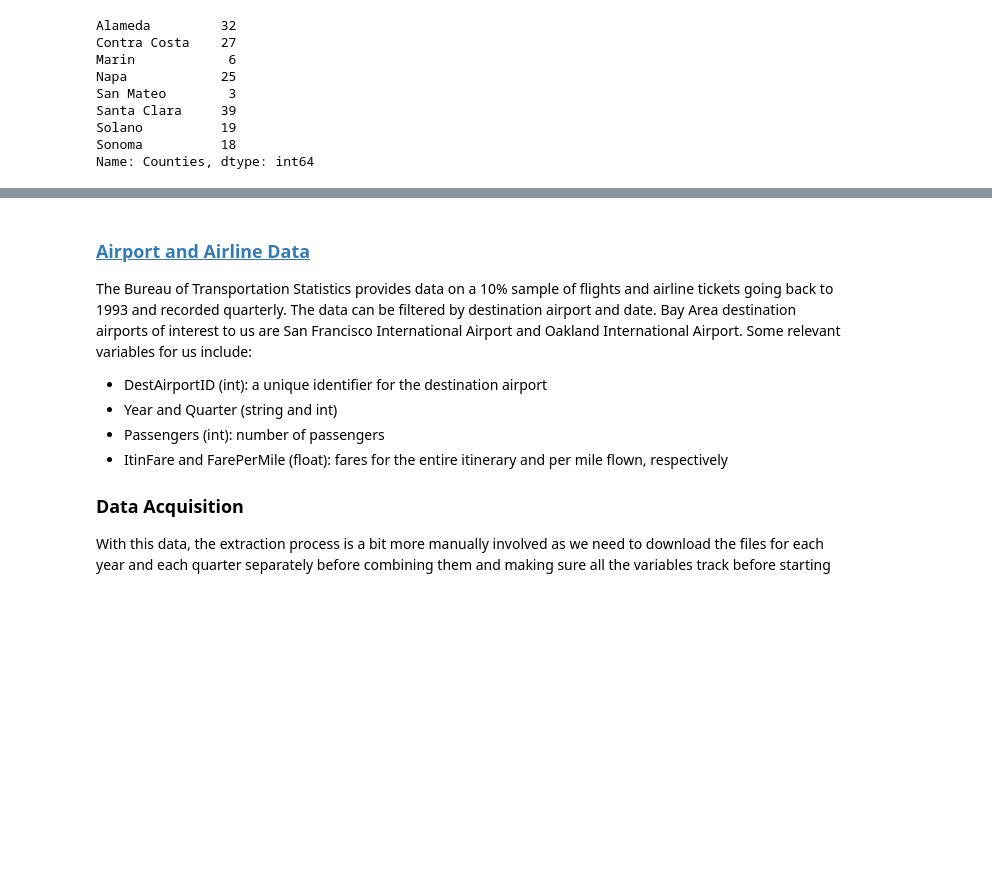
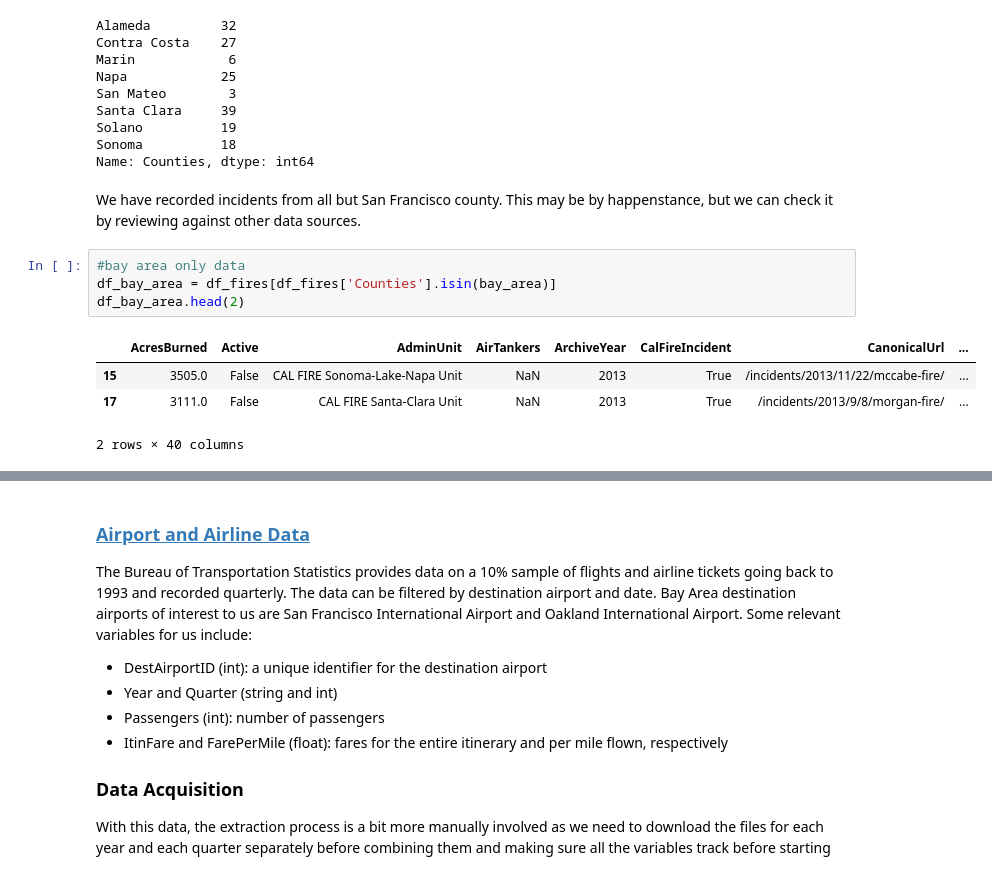
Before and after one commit to siawayforward/DS4A-group-project, a Jupyter notebook: Dataset Details.ipynb, the cells around one changed output, grey strips where cells are left out. Drawn from its saved outputs; the diff is of its cells as text; blank space fills up the shorter version.

```diff
--- a/Dataset Details.ipynb
+++ b/Dataset Details.ipynb
@@ -128,3 +133,14 @@ Santa Clara     39
 Solano          19
 Sonoma          18
 Name: Counties, dtype: int64
+# %% [markdown]
+We have recorded incidents from all but San Francisco county. This may be by happenstance, but we can check it by reviewing against other data sources.
+# %%
+#bay area only data
+df_bay_area = df_fires[df_fires['Counties'].isin(bay_area)]
+df_bay_area.head(2)
+# %% [output]
+|  | AcresBurned | Active | AdminUnit | AirTankers | ArchiveYear | CalFireIncident | CanonicalUrl | ... |
+| 15 | 3505.0 | False | CAL FIRE Sonoma-Lake-Napa Unit | NaN | 2013 | True | /incidents/2013/11/22/mccabe-fire/ | ... |
+| 17 | 3111.0 | False | CAL FIRE Santa-Clara Unit | NaN | 2013 | True | /incidents/2013/9/8/morgan-fire/ | ... |
+2 rows × 40 columns
```
Also changed, not shown: parts of 5 cells of this notebook.
